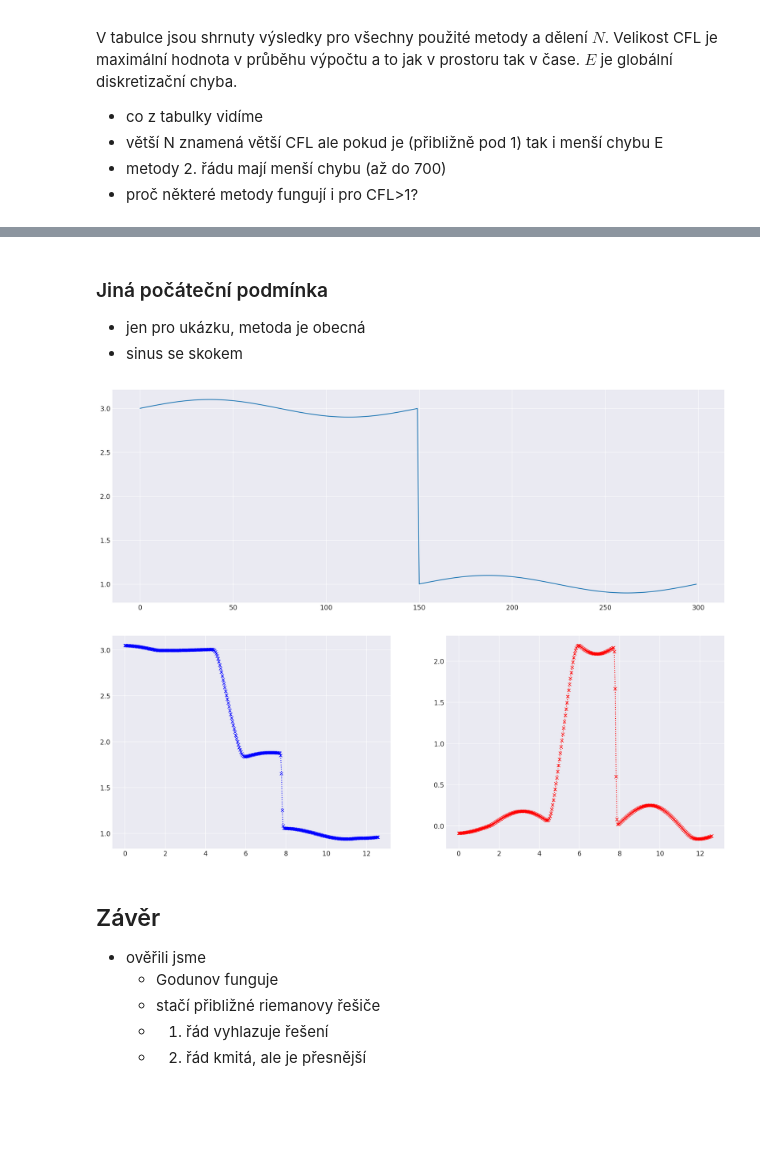
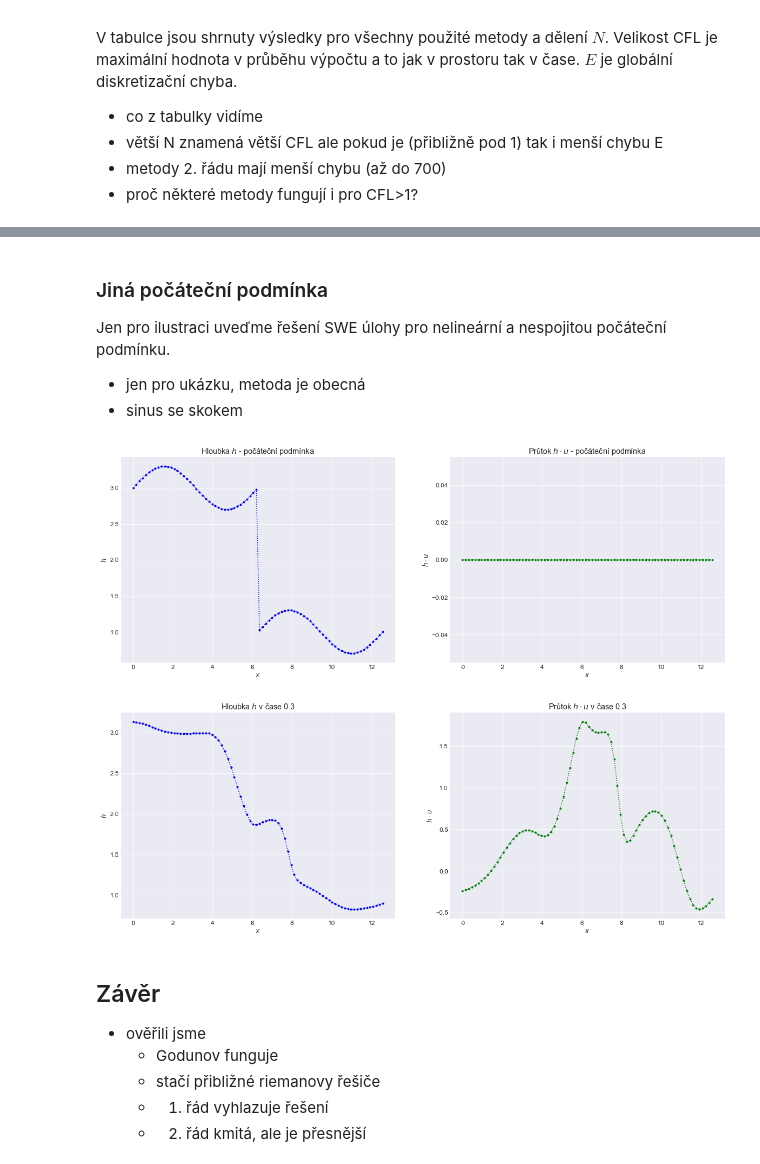
Before and after one commit to honzapulpan/fav-SNM2, a Jupyter notebook: SNM2-semestrálka.ipynb, the cells around one changed output, grey strips where cells are left out. Drawn from its saved outputs; the diff is of its cells as text; code cells hidden in the pictures; blank space fills up the shorter version.

```diff
--- a/SNM2-semestrálka.ipynb
+++ b/SNM2-semestrálka.ipynb
@@ -168,9 +176,9 @@ def shallow_ic(N, ic_type=1):
     q_state = np.zeros([2,N])
 
     if ic_type == 3:
-        q_state[0,:] = .1 * np.sin(np.linspace(0,4*np.pi,N)) +1
+        q_state[0,:] = .2 * np.sin(np.linspace(0,4*np.pi,N)) +1
     elif ic_type==4:
-        q_state[0,:] = .1 * np.sin(np.linspace(0,4*np.pi,N)) +1
+        q_state[0,:] = .3 * np.sin(np.linspace(0,4*np.pi,N)) +1
         q_state[0,:int(N/2)] = q_state[0,:int(N/2)] + 2
 
     elif ic_type == 2:
@@ -220,6 +228,20 @@ def shallow_sol(q_state,
     #maximalni rychlost
     s_max = np.zeros(Nt)
 
+    # ic plot
+    if plot_sol:
+        plt.subplot(1, 2, 1)
+        plt.plot(x, q_state[0,:], 'b.:')
+        plt.xlabel('$x$')
+        plt.ylabel('$h$')
+        plt.title(f'Hloubka $h$ - počáteční podmínka')
+        plt.subplot(1, 2, 2)
+        plt.plot(x, q_state[1,:] / q_state[0,:], 'g.:')
+        plt.xlabel('$x$')
+        plt.ylabel('$h\cdot u$')
+        plt.title(f'Průtok $h\cdot u$ - počáteční podmínka')
+        plt.show()
+
     # iterate solution for Nt time steps
     for i in range(Nt):
         q_l = q_state[:,:-1]
@@ -263,9 +285,15 @@ def shallow_sol(q_state,
     # solution plot
     if plot_sol:
         plt.subplot(1, 2, 1)
-        plt.plot(x, q_state[0,:], 'bx:')
+        plt.plot(x, q_state[0,:], 'b.:')
+        plt.xlabel('$x$')
+        plt.ylabel('$h$')
+        plt.title(f'Hloubka $h$ v čase {T}')
         plt.subplot(1, 2, 2)
-        plt.plot(x, q_state[1,:] / q_state[0,:], 'rx:')
+        plt.plot(x, q_state[1,:] / q_state[0,:], 'g.:')
+        plt.xlabel('$x$')
+        plt.ylabel('$h\cdot u$')
+        plt.title(f'Průtok $h\cdot u$ v čase {T}')
         plt.show()
 
     return q_state, x, cfl, E
@@ -468,24 +498,24 @@ print(f'-'*table_width)
 # %% [markdown]
 ### Jiná počáteční podmínka
 
+Jen pro ilustraci uveďme řešení SWE úlohy pro nelineární a nespojitou počáteční podmínku.
 - jen pro ukázku, metoda je obecná
 - sinus se skokem
 # %%
 x_start = 0
 x_end = np.pi * 4
-Q_init = shallow_ic(300, 4)
-plt.plot(Q_init[0])
-plt.show()
+N = 80
+Q_init = shallow_ic(N, 4)
 Qs, x, cfl, E = shallow_sol(Q_init,
-        N = 300,
+        N = N,
         x_start = x_start, x_end=x_end,
         T = 0.3,
         exact_q = False,
         plot_sol=True
         )
 # %% [output]
-[figure, old version]
+[figure, new version]
-[figure, old version]
+[figure, new version]
 # %% [markdown]
 ## Závěr
 
```
Also changed, not shown: parts of 12 cells of this notebook.
